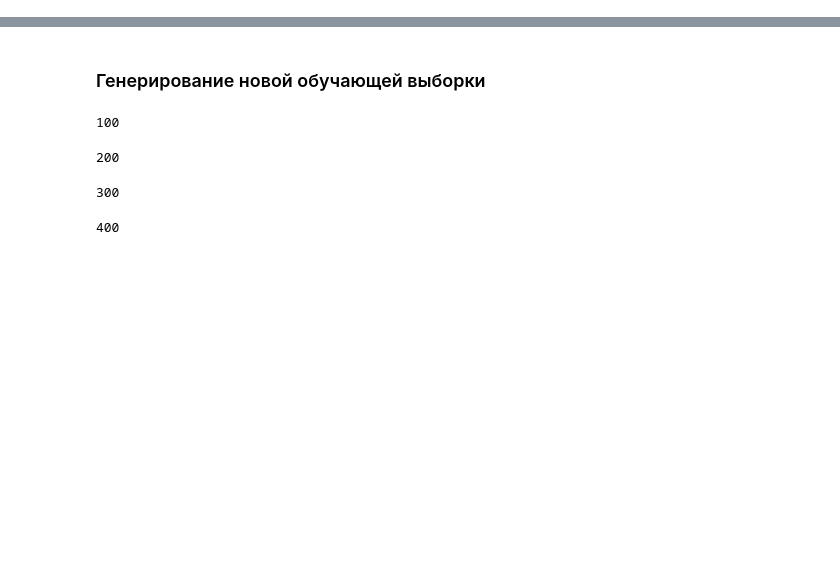
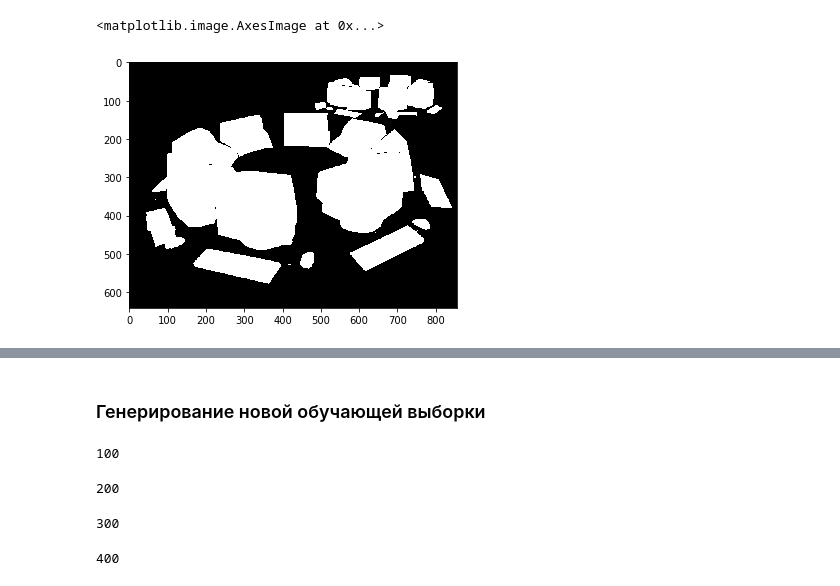
Before and after one commit to RobertVoropaev/InteriorRecognitionSystem, a Jupyter notebook: 3.ImagePreprocessing.ipynb, the cells around one changed output, grey strips where cells are left out. Saved outputs shown, nothing was run; the diff lists cells and outputs as text; code cells hidden in the pictures; blank space fills up the shorter version.

```diff
--- a/3.ImagePreprocessing.ipynb
+++ b/3.ImagePreprocessing.ipynb
@@ -139,0 +121,5 @@ def get_encoded_seg(seg):
+# %%
+imshow(new_seg == 18, cmap='gray')
+# %% [output]
+<matplotlib.image.AxesImage at 0x...>
+[figure, added]
```
Also changed, not shown: parts of 26 cells of this notebook, 20 other files.
